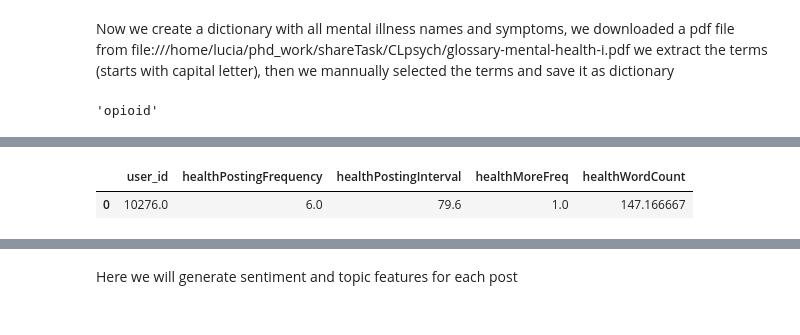
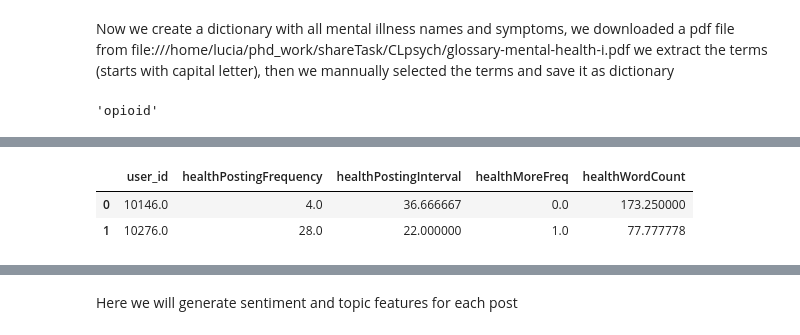
Before and after one commit to luciasalar/suicideDetection, a Jupyter notebook: TimeFeatures.ipynb, the cells around one changed output, grey strips where cells are left out. Saved outputs shown, nothing was run; the diff lists cells and outputs as text; code cells hidden in the pictures.

```diff
--- a/TimeFeatures.ipynb
+++ b/TimeFeatures.ipynb
@@ -89,7 +36,7 @@ neg2 = pd.read_csv('/Users/lucia/phd_work/suicideDetection/data_sample_clpsych19
 # %%
-file = pd.concat([pos1, pos2], ignore_index= True)
+file1 = pd.concat([pos1, pos2], ignore_index= True)
 file2 = pd.concat([neg1, neg2], ignore_index= True)
-file = pd.concat([file, file2], ignore_index= True)
+file = pd.concat([file1, file2], ignore_index= True)
 #convert timestamp to time, sorted the table according to time
 file['timestamp'] = file['timestamp'].apply(lambda x: datetime.utcfromtimestamp(x).strftime('%Y-%m-%d %H:%M:%S'))
 file[1:5]
@@ -321,6 +257,7 @@ PsyList[0]
 # %%
 #clean text, lower cases
 file['post_title'] = file['post_title'].apply(lambda x: x.lower())
+file['subreddit'] = file['subreddit'].apply(lambda x: x.lower())
 file['post_body'] = file['post_body'].apply(lambda x: x.lower() if type(x) is str else 'NULL')
 file[0:3]
 # %% [output]
@@ -336,7 +273,11 @@ def findText(text, wordList):
             return True
     return False
 
-file['Psy_title'] = file.apply(lambda row: True if findText(row["post_title"], PsyList) else False, axis=1)
-file['Psy_body'] = file.apply(lambda row: True if findText(row["post_body"], PsyList) else False, axis=1)
-file[1:5]
+def subsetDictPosts(file, dictionary, newTitle, newBody, newSubreddit):
+    file[newTitle] = file.apply(lambda row: True if findText(row["post_title"], dictionary) else False, axis=1)
+    file[newBody] = file.apply(lambda row: True if findText(row["post_body"], dictionary) else False, axis=1)
+    file[newSubreddit] = file.apply(lambda row: True if findText(row["subreddit"], dictionary) else False, axis=1)
+
+subsetDictPosts(file, PsyList, 'Psy_title', 'Psy_body', 'Psy_subre')
+file[0:3]
 # %% [output]
@@ -348,5 +288,5 @@ file[1:5]
 # %%
 #these are the posts contain words in the dictionary
-MH = file[file['Psy_body'] == True]
-MH
+MH = file[(file['Psy_body'] == True) | (file['Psy_title'] == True) | (file['Psy_subre'] == True)]
+MH.shape
 # %% [output]
@@ -364,10 +294,11 @@ MH
 # %%
 #now we see whether users post mental illness related things more frequent, we can merge this with feature matrix
 #later on
-MHF = getFrequencyFeature(MH, 'healthPostingInterval','healthPostingFrequency', 'healthMoreFreq', 'healthWordCount',3)
+MHF = getFrequencyFeature(MH, 'healthPostingInterval','healthPostingFrequency', 'healthMoreFreq', 'healthWordCount',4)
 MHF
 # %% [output]
 |  | user_id | healthPostingFrequency | healthPostingInterval | healthMoreFreq | healthWordCount |
-| 0 | 10276.0 | 6.0 | 79.6 | 1.0 | 147.166667 |
+| 0 | 10146.0 | 4.0 | 36.666667 | 0.0 | 173.250000 |
+| 1 | 10276.0 | 28.0 | 22.000000 | 1.0 | 77.777778 |
 # %%
 #now we can merge the features
```
Also changed, not shown: parts of 21 cells of this notebook, 17 other files.
